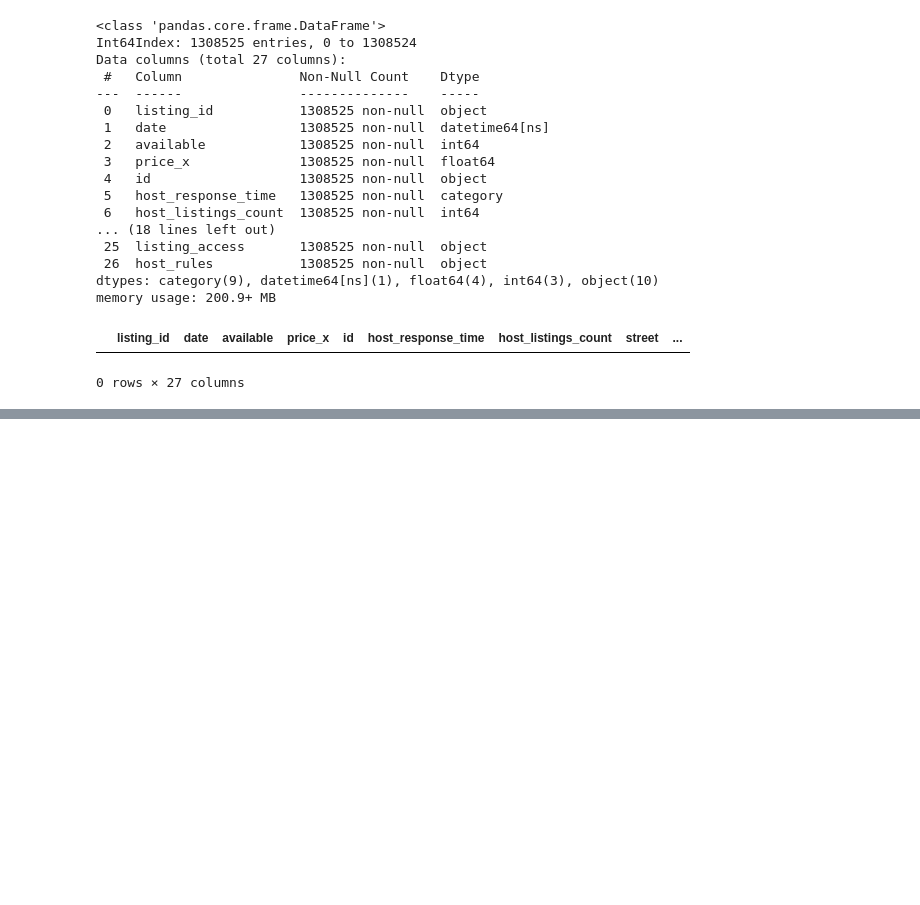
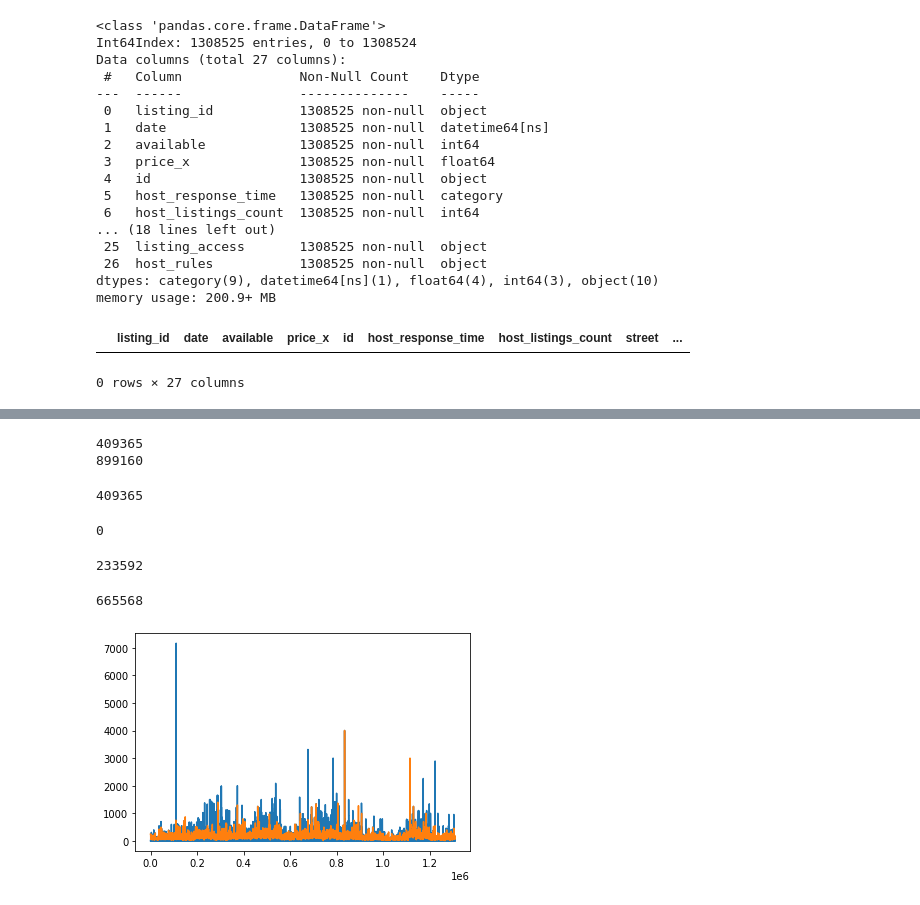
Before and after one commit to MehzHats/Boston-Data-Analysis, a Jupyter notebook: Boston Airbnb EDA.ipynb, the cells around one changed output, grey strips where cells are left out. Drawn from its saved outputs; the diff is of its cells as text; code cells hidden in the pictures; blank space fills up the shorter version.

```diff
--- a/Boston Airbnb EDA.ipynb
+++ b/Boston Airbnb EDA.ipynb
@@ -620,0 +782,6 @@ listings_cleaned["cancellation_policy"] = listings_cleaned["cancellation_policy"
+# %%
+listings_cleaned['neighbourhood'] = listings_cleaned['neighbourhood'].str.lower()
+listings_cleaned['neighbourhood'] = listings_cleaned['neighbourhood'].str.strip()
+# listings['neighbourhood'] = listings['neighbourhood'].str.replace('st', '')
+# listings['neighbourhood'] = listings['neighbourhood'].str.replace('treet', '')
+# listings['neighbourhood'] = listings['neighbourhood'].str.strip()
@@ -709,12 +896,6 @@ cal_list[cal_list["id"] != cal_list["listing_id"]]
 # %% [output]
 |  | listing_id | date | available | price_x | id | host_response_time | host_listings_count | street | ... |
 0 rows × 27 columns
-# %%
-cal_list.drop('id', axis=1, inplace=True)
-# %%
-cal_list.drop('price_x', axis=1, inplace=True)
-# %%
-cal_list = cal_list.rename(columns={"price_y": "price"})
 # %%
 # To confirm whether columns and rows are correct
 assert cal_list.shape[1] == ((calendar_cleaned.shape[1] + listings_cleaned.shape[1]) - 2)
@@ -722 +922,32 @@ assert cal_list.shape[0] == calendar_cleaned.shape[0]
+# %%
+print(sum(cal_list["price_y"] == cal_list["price_x"]))
+print(sum(cal_list["price_y"] != cal_list["price_x"]))
+# %% [output]
+409365
+899160
+# %%
+# Total number of same priced values when listing is available.
+print(sum( (cal_list["price_y"] == cal_list["price_x"]) & (cal_list["available"] == 1) ))
+# %% [output]
+409365
+# %%
+# Total number of same priced values when listing is not available.
+print(sum( (cal_list["price_y"] == cal_list["price_x"]) & (cal_list["available"] == 0) ))
+# %% [output]
+0
+# %%
+# Total number of not same priced values when listing is available.
+print(sum( (cal_list["price_y"] != cal_list["price_x"]) & (cal_list["available"] == 1) ))
+# %% [output]
+233592
+# %%
+# Total number of not same priced values when listing is not available.
+print(sum( (cal_list["price_y"] != cal_list["price_x"]) & (cal_list["available"] == 0) ))
+# %% [output]
+665568
+# %%
+cal_list['price_x'].plot();
+cal_list['price_y'].plot();
+# %% [output]
+[figure, added]
 # %%
```
Also changed, not shown: parts of 114 cells of this notebook.
